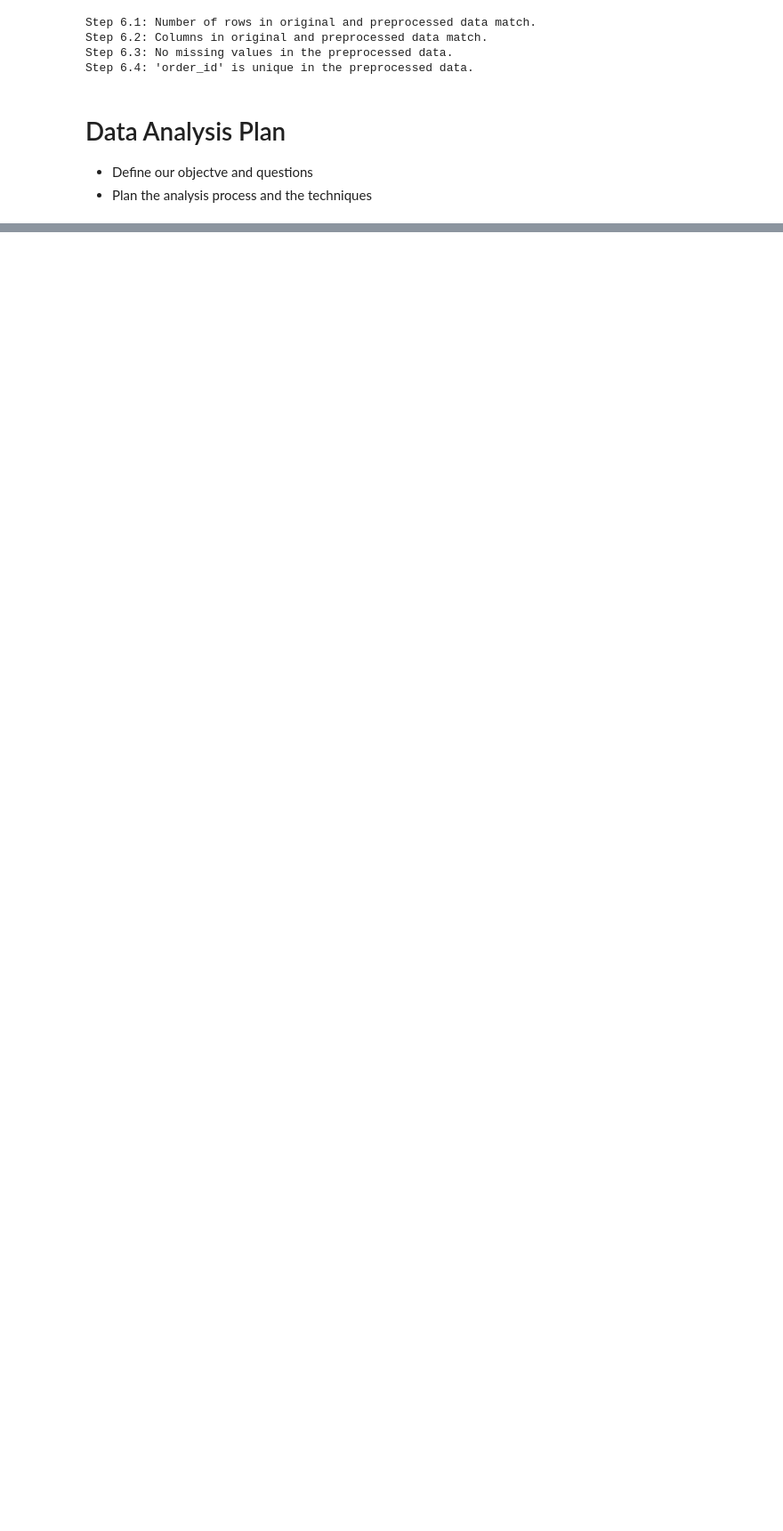
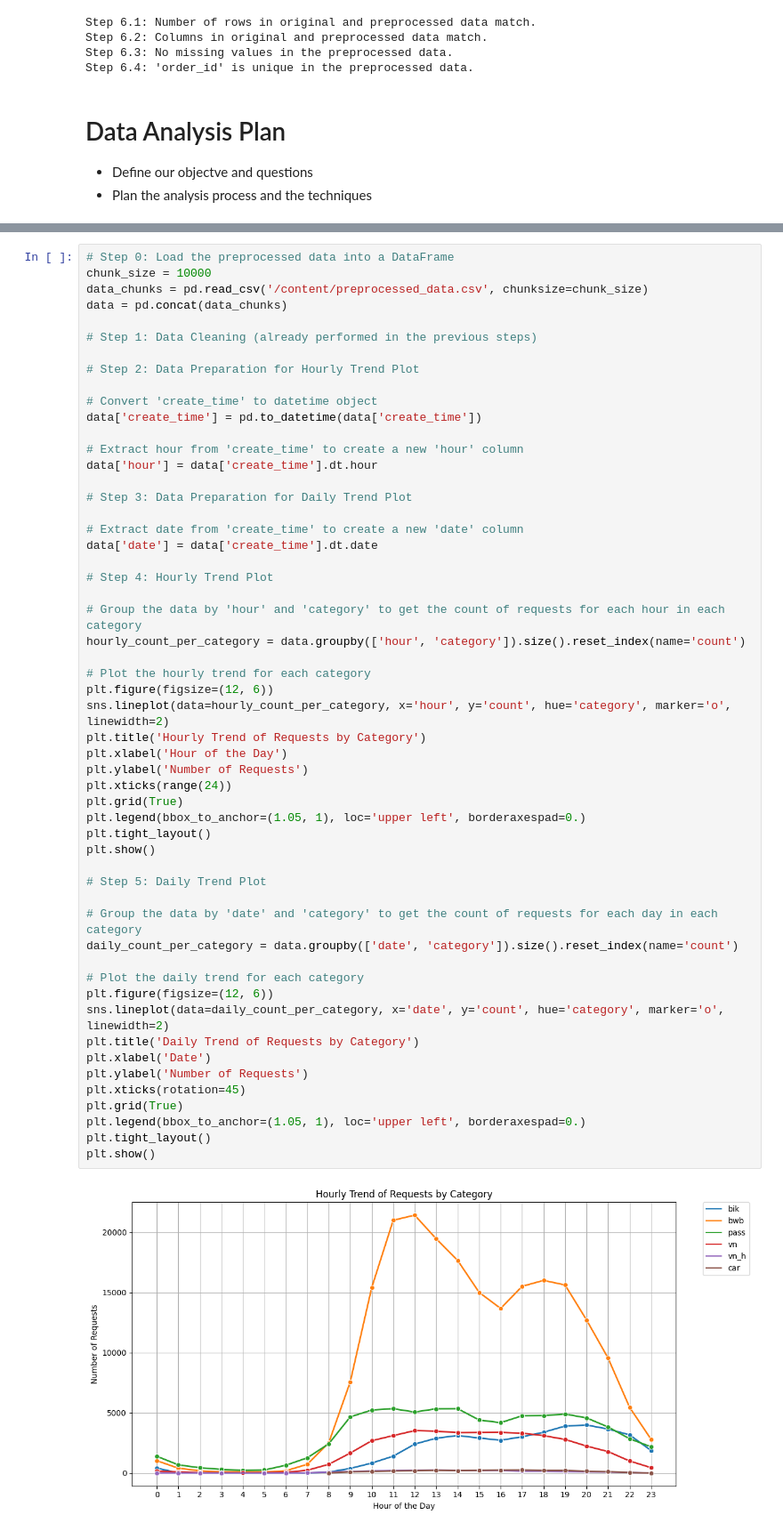
Before and after one commit to Arashkhajooei/DataScience-cheat-sheet, a Jupyter notebook: Snapp!_task.ipynb, the cells around one changed output, grey strips where cells are left out. Shown: that part at 89% size. Drawn from its saved outputs; the diff is of its cells as text; blank space fills up the shorter version.

```diff
--- a/Snapp!_task.ipynb
+++ b/Snapp!_task.ipynb
@@ -268,0 +309,56 @@ Step 6.4: 'order_id' is unique in the preprocessed data.
+# %%
+# Step 0: Load the preprocessed data into a DataFrame
+chunk_size = 10000
+data_chunks = pd.read_csv('/content/preprocessed_data.csv', chunksize=chunk_size)
+data = pd.concat(data_chunks)
+
+# Step 1: Data Cleaning (already performed in the previous steps)
+
+# Step 2: Data Preparation for Hourly Trend Plot
+
+# Convert 'create_time' to datetime object
+data['create_time'] = pd.to_datetime(data['create_time'])
+
+# Extract hour from 'create_time' to create a new 'hour' column
+data['hour'] = data['create_time'].dt.hour
+
+# Step 3: Data Preparation for Daily Trend Plot
+
+# Extract date from 'create_time' to create a new 'date' column
+data['date'] = data['create_time'].dt.date
+
+# Step 4: Hourly Trend Plot
+
+# Group the data by 'hour' and 'category' to get the count of requests for each hour in each category
+hourly_count_per_category = data.groupby(['hour', 'category']).size().reset_index(name='count')
+
+# Plot the hourly trend for each category
+plt.figure(figsize=(12, 6))
+sns.lineplot(data=hourly_count_per_category, x='hour', y='count', hue='category', marker='o', linewidth=2)
+plt.title('Hourly Trend of Requests by Category')
+plt.xlabel('Hour of the Day')
+plt.ylabel('Number of Requests')
+plt.xticks(range(24))
+plt.grid(True)
+plt.legend(bbox_to_anchor=(1.05, 1), loc='upper left', borderaxespad=0.)
+plt.tight_layout()
+plt.show()
+
+# Step 5: Daily Trend Plot
+
+# Group the data by 'date' and 'category' to get the count of requests for each day in each category
+daily_count_per_category = data.groupby(['date', 'category']).size().reset_index(name='count')
+
+# Plot the daily trend for each category
+plt.figure(figsize=(12, 6))
+sns.lineplot(data=daily_count_per_category, x='date', y='count', hue='category', marker='o', linewidth=2)
+plt.title('Daily Trend of Requests by Category')
+plt.xlabel('Date')
+plt.ylabel('Number of Requests')
+plt.xticks(rotation=45)
+plt.grid(True)
+plt.legend(bbox_to_anchor=(1.05, 1), loc='upper left', borderaxespad=0.)
+plt.tight_layout()
+plt.show()
+# %% [output]
+[figure, added]
```
Also changed, not shown: parts of 14 cells of this notebook.
